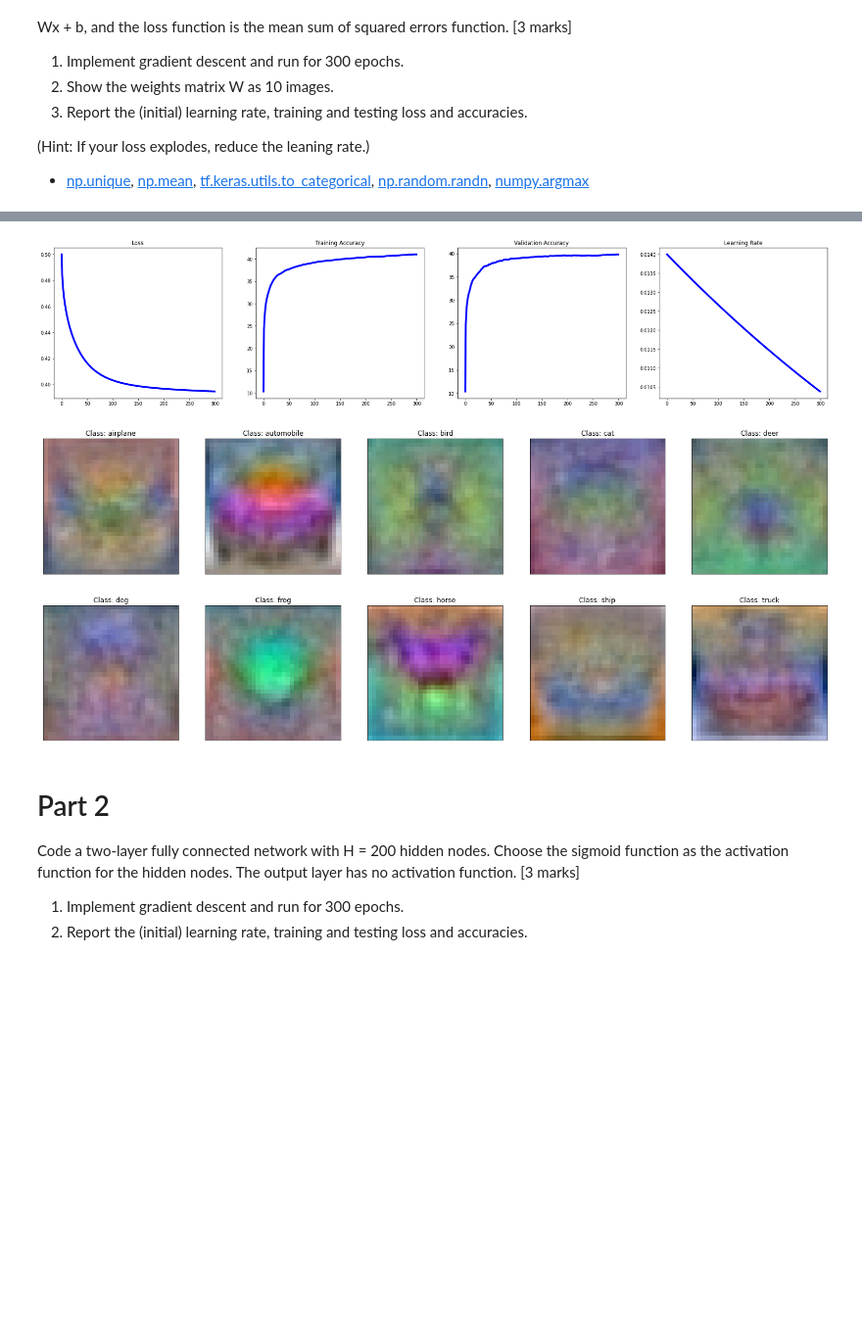
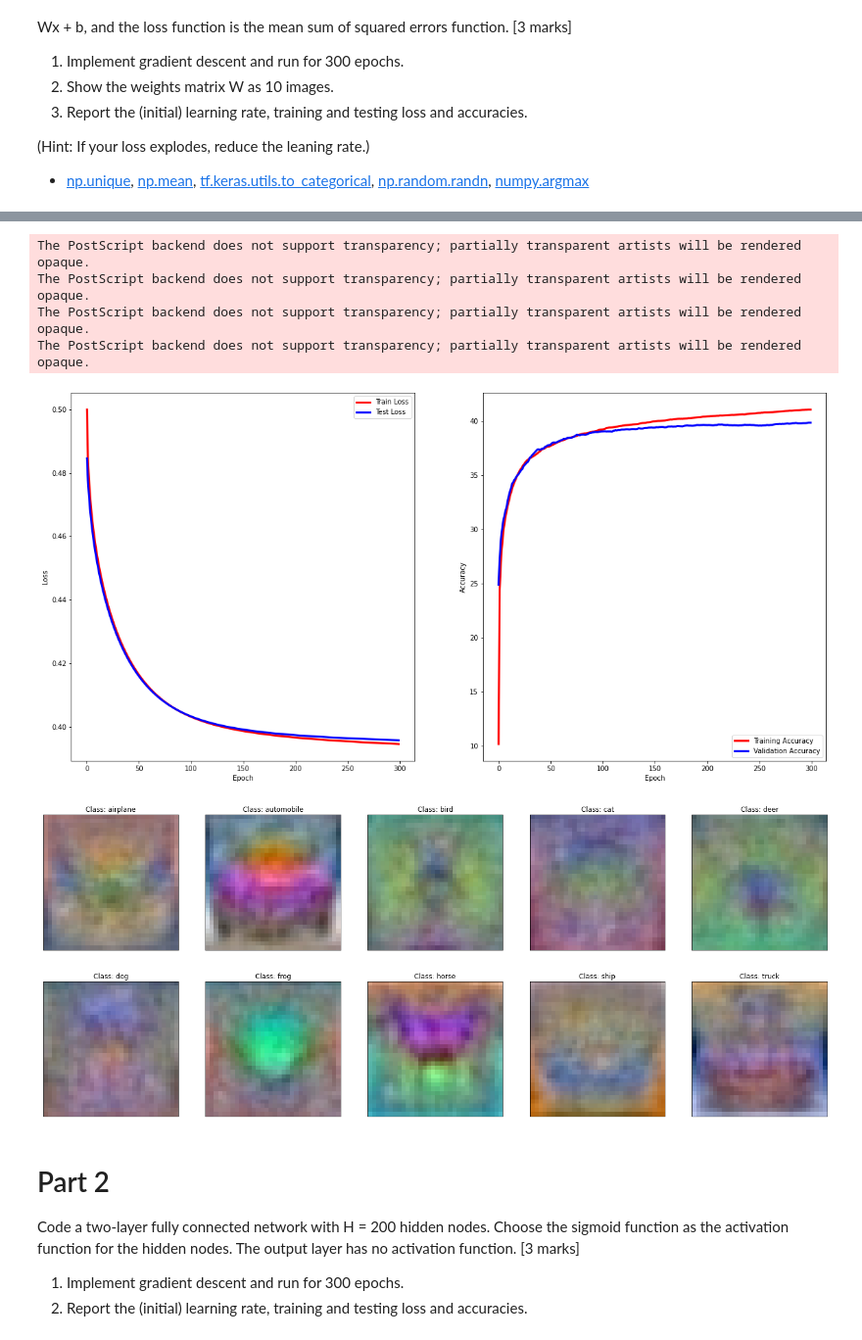
Before and after one commit to bimalka98/Computer-Vision-and-Image-Processing, a Jupyter notebook: EN2550Assignments/A4/180631J_a04.ipynb, the cells around one changed output, grey strips where cells are left out. Shown: that part at 98% size. Cells and saved outputs as stored; diff of their text form; code cells hidden in the pictures; blank space fills up the shorter version.

Commit message:
change plotting method

```diff
--- a/EN2550Assignments/A4/180631J_a04.ipynb
+++ b/EN2550Assignments/A4/180631J_a04.ipynb
@@ -108,10 +108,12 @@ iterations = 300  # Gradient descent interations
 lr = 1.4e-2 # Learninig rate
 lr_decay= 0.999
 reg = 5e-6
-lr_hitory = []
+
 loss_history = [] # Vlaues of loss function at each iteration
+test_loss = []
 train_acc_history = [] # Training accuracy
 val_acc_history = [] # Validation accuracy
+
 
 m = x_train.shape[0]  # Number of training examples
 
@@ -128,20 +130,25 @@ for t in range(1,iterations+1):
     dw1 = (1/m)*(x_train_ra.T.dot(hypothesis - y_train))  + (1/m)*reg*w1
     w1 = w1 - lr*dw1
 
+
     # Training Accuracy and Validation Accuracy
     train_acc = getAccuracy(hypothesis, y_train)
     train_acc_history.append(train_acc)
     valid_acc = getAccuracy(x_test_ra.dot(w1), y_test)
     val_acc_history.append(valid_acc)
 
+    # Test Loss
+    m2 = x_test_ra.shape[0]
+    t_loss = (1/(2*m2))*np.sum(( x_test_ra.dot(w1) - y_test)**2) + (1/(2*m2))*reg*np.sum(w1**2)
+    test_loss.append(t_loss)
+
     # Print details for selected iterations
     if (t%30==0) or (t==1):
-        print("| Epoch {:03} | Loss {:.5f} | Training Acc: {:.5f} | Validation Acc: {:.5f} | Learning Rate: {:.5f} |"\
-             .format(t,loss,train_acc,valid_acc,lr))
+        print("| Epoch {:03} | Train Loss {:.5f} | Training Acc: {:.5f} | Test Loss: {:.5f} | Test Acc: {:.5f} |"\
+             .format(t,loss,train_acc,t_loss, valid_acc))
 
 
     # Decaying learning rate
-    lr_hitory.append(lr)
     lr = lr*lr_decay
 
 print("Gradient Descent completed. Parameters were trained")
@@ -165,32 +172,52 @@ Running gradient descent...
 Gradient Descent completed. Parameters were trained
 # %%
 # ------Plotting learning rate, training and testing loss and accuracies-------
-fig, axes  = plt.subplots(1,4, sharex='all', sharey='all', figsize=(30,6))
-items = {"Loss":loss_history, "Training Accuracy":train_acc_history,\
-         "Validation Accuracy": val_acc_history, "Learning Rate":lr_hitory}
-location = 1
-for key in items.keys():
-    plt.subplot(1,4,location);plt.plot(items[key], color='#0000ff', linewidth=4)
-    plt.title(key)
-    location+=1
+fig, axes  = plt.subplots(1,2, sharex='all', sharey='all', figsize=(20,10))
+
+plt.subplot(1,2,1);
+plt.plot(loss_history, 'r', linewidth=3, label = 'Train Loss')
+plt.plot(test_loss, 'b', linewidth=3, label = 'Test Loss')
+plt.xlabel('Epoch')
+plt.ylabel('Loss')
+plt.legend(loc='upper right')
+
+plt.subplot(1,2,2);
+plt.plot(train_acc_history, 'r', linewidth=3, label = "Training Accuracy")
+plt.plot(val_acc_history,'b',  linewidth=3, label =  "Validation Accuracy")
+plt.xlabel('Epoch')
+plt.ylabel('Accuracy')
+plt.legend(loc='lower right')
+
+# items = {"Train Loss":loss_history, "Test Loss":test_loss, "Training Accuracy":train_acc_history,\
+#          "Validation Accuracy": val_acc_history}
+
+# location = 1
+# for key in items.keys():
+#     plt.subplot(1,4,location);plt.plot(items[key], color='#0000ff', linewidth=4)
+#     plt.title(key)
+#     location+=1
 saveto("part1plots.eps")
 
 # -------------------Showing the weights matrix W1 as 10 images-----------------
 weights = w1[1:,] # Removing the row of bias terms.
 weights_pos =  weights- np.min(weights)# Making the minimum weight zero.
 images = ((weights_pos/np.max(weights_pos))*255).astype('uint8')
 CIFAR10 = ['airplane', 'automobile', 'bird', 'cat', 'deer', 'dog', 'frog', 'horse', 'ship', 'truck']
 fig, axes  = plt.subplots(2,5, sharex='all', sharey='all', figsize=(25,10))
 location = 1 # Location of the image in the grid of 2x5
 for i in range(K):
     image = images[:,i].reshape(32,32,3)
     plt.subplot(2,5,location),plt.imshow(image[:,:,::-1])
     plt.title("Class: {}".format(CIFAR10[i])),plt.xticks([]),plt.yticks([])
     saveimg("Reg Image "+ str(i)+".jpg", image)
     location+=1
-saveto("trainedWeightslc.eps")
+saveto("trainedWeightsp1.eps")
 # %% [output]
+The PostScript backend does not support transparency; partially transparent artists will be rendered opaque.
+The PostScript backend does not support transparency; partially transparent artists will be rendered opaque.
+The PostScript backend does not support transparency; partially transparent artists will be rendered opaque.
+The PostScript backend does not support transparency; partially transparent artists will be rendered opaque.
-[figure, old version]
+[figure, new version]
 [figure]
 # %% [markdown]
 # Part 2
```
Also changed, not shown: parts of 1 cell of this notebook.
